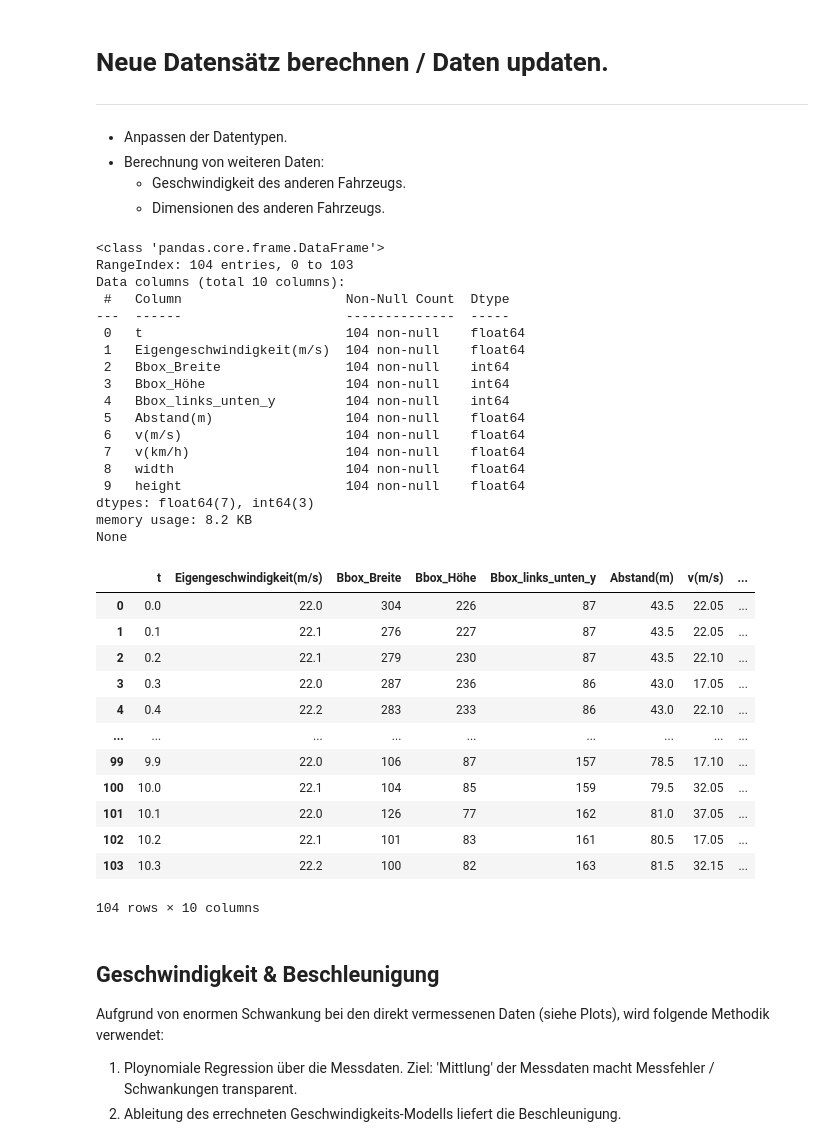
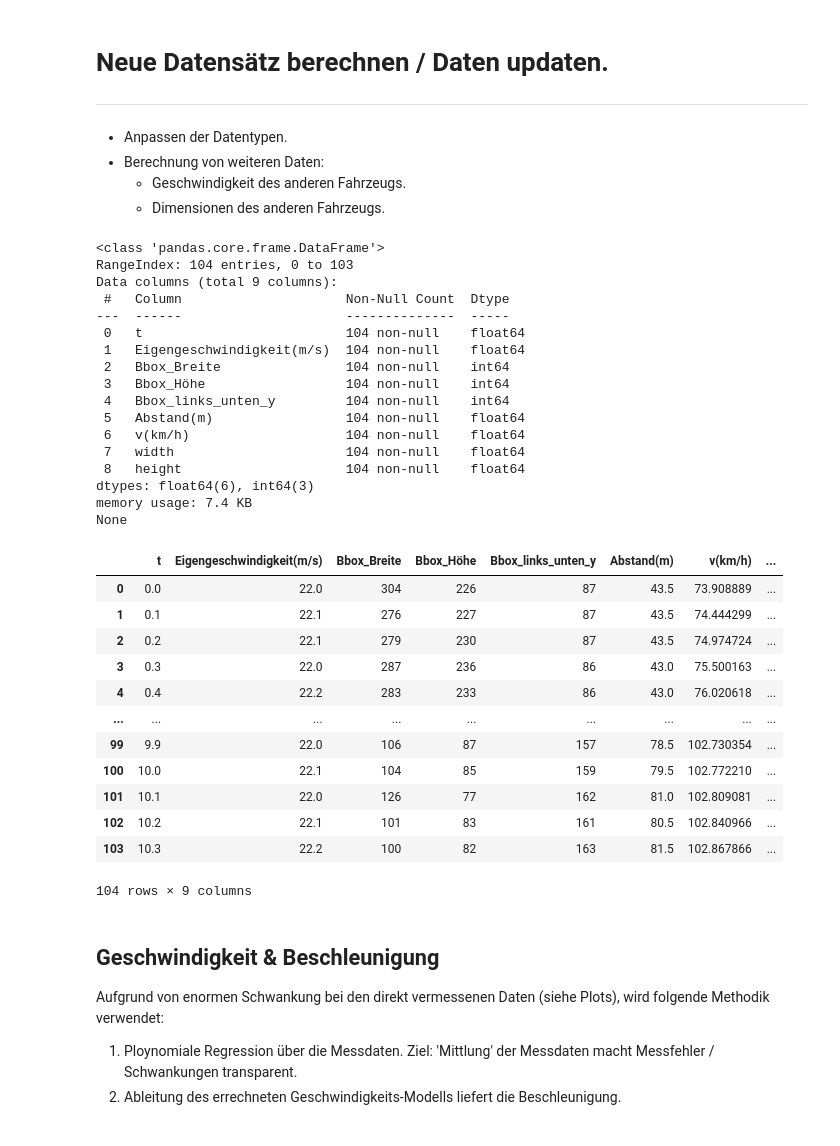
Before and after one commit to JanTSV/Evidenztheorie, a Jupyter notebook: main.ipynb, the cells around one changed output. Cells and saved outputs as stored; diff of their text form; code cells hidden in the pictures.

```diff
--- a/main.ipynb
+++ b/main.ipynb
@@ -111,53 +111,54 @@ None
 # %%
 """
 * Eigengeschwindigkeit(m/s) to floats
 * Convert velocity from m/s to km/h
 * Abstand(m) to floats
 * Timestamps to floats
 * Calculate velocity and dimensions.
 """
 change_data(data_dict)
+MODELS = {}
 
 # Calculate velocity and dimensions.
 for path, df in data_dict.items():
-    get_velocity(df)
+    velocity_model, distance_model = get_velocity(df)
+    MODELS.update({path: {"Velocity Model": velocity_model, "Distance Model": distance_model}})
     get_dimensions(df)
 
 # Look at calculated / updated data.
 print(data_dict["DPE16_2"].info())
 display(data_dict["DPE16_2"])
 # %% [output]
 <class 'pandas.core.frame.DataFrame'>
 RangeIndex: 104 entries, 0 to 103
-Data columns (total 10 columns):
+Data columns (total 9 columns):
  #   Column                     Non-Null Count  Dtype
 ---  ------                     --------------  -----
  0   t                          104 non-null    float64
  1   Eigengeschwindigkeit(m/s)  104 non-null    float64
  2   Bbox_Breite                104 non-null    int64
  3   Bbox_Höhe                  104 non-null    int64
  4   Bbox_links_unten_y         104 non-null    int64
  5   Abstand(m)                 104 non-null    float64
- 6   v(m/s)                     104 non-null    float64
- 7   v(km/h)                    104 non-null    float64
- 8   width                      104 non-null    float64
- 9   height                     104 non-null    float64
-dtypes: float64(7), int64(3)
-memory usage: 8.2 KB
+ 6   v(km/h)                    104 non-null    float64
+ 7   width                      104 non-null    float64
+ 8   height                     104 non-null    float64
+dtypes: float64(6), int64(3)
+memory usage: 7.4 KB
 None
-|  | t | Eigengeschwindigkeit(m/s) | Bbox_Breite | Bbox_Höhe | Bbox_links_unten_y | Abstand(m) | v(m/s) | ... |
-| 0 | 0.0 | 22.0 | 304 | 226 | 87 | 43.5 | 22.05 | ... |
-| 1 | 0.1 | 22.1 | 276 | 227 | 87 | 43.5 | 22.05 | ... |
-| 2 | 0.2 | 22.1 | 279 | 230 | 87 | 43.5 | 22.10 | ... |
-| 3 | 0.3 | 22.0 | 287 | 236 | 86 | 43.0 | 17.05 | ... |
-| 4 | 0.4 | 22.2 | 283 | 233 | 86 | 43.0 | 22.10 | ... |
+|  | t | Eigengeschwindigkeit(m/s) | Bbox_Breite | Bbox_Höhe | Bbox_links_unten_y | Abstand(m) | v(km/h) | ... |
+| 0 | 0.0 | 22.0 | 304 | 226 | 87 | 43.5 | 73.908889 | ... |
+| 1 | 0.1 | 22.1 | 276 | 227 | 87 | 43.5 | 74.444299 | ... |
+| 2 | 0.2 | 22.1 | 279 | 230 | 87 | 43.5 | 74.974724 | ... |
+| 3 | 0.3 | 22.0 | 287 | 236 | 86 | 43.0 | 75.500163 | ... |
+| 4 | 0.4 | 22.2 | 283 | 233 | 86 | 43.0 | 76.020618 | ... |
 | ... | ... | ... | ... | ... | ... | ... | ... | ... |
-| 99 | 9.9 | 22.0 | 106 | 87 | 157 | 78.5 | 17.10 | ... |
-| 100 | 10.0 | 22.1 | 104 | 85 | 159 | 79.5 | 32.05 | ... |
-| 101 | 10.1 | 22.0 | 126 | 77 | 162 | 81.0 | 37.05 | ... |
-| 102 | 10.2 | 22.1 | 101 | 83 | 161 | 80.5 | 17.05 | ... |
-| 103 | 10.3 | 22.2 | 100 | 82 | 163 | 81.5 | 32.15 | ... |
+| 99 | 9.9 | 22.0 | 106 | 87 | 157 | 78.5 | 102.730354 | ... |
+| 100 | 10.0 | 22.1 | 104 | 85 | 159 | 79.5 | 102.772210 | ... |
+| 101 | 10.1 | 22.0 | 126 | 77 | 162 | 81.0 | 102.809081 | ... |
+| 102 | 10.2 | 22.1 | 101 | 83 | 161 | 80.5 | 102.840966 | ... |
+| 103 | 10.3 | 22.2 | 100 | 82 | 163 | 81.5 | 102.867866 | ... |
-104 rows × 10 columns
+104 rows × 9 columns
 # %% [markdown]
 ## Geschwindigkeit & Beschleunigung
 
```
Also changed, not shown: parts of 3 cells of this notebook, 9 other files.
